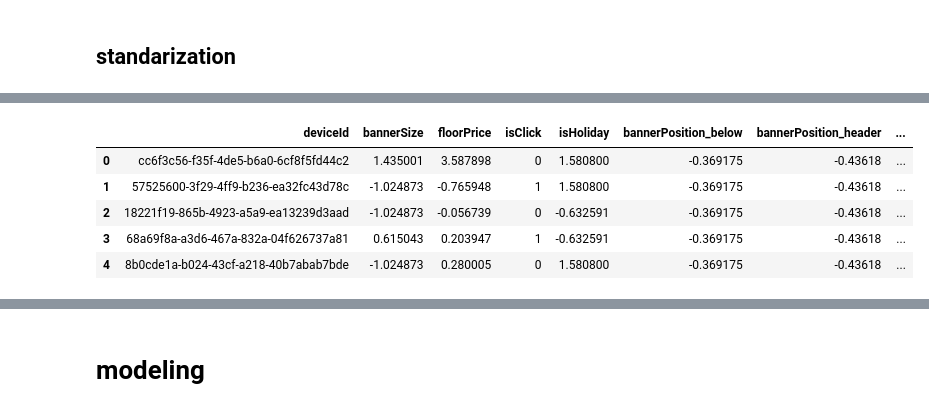
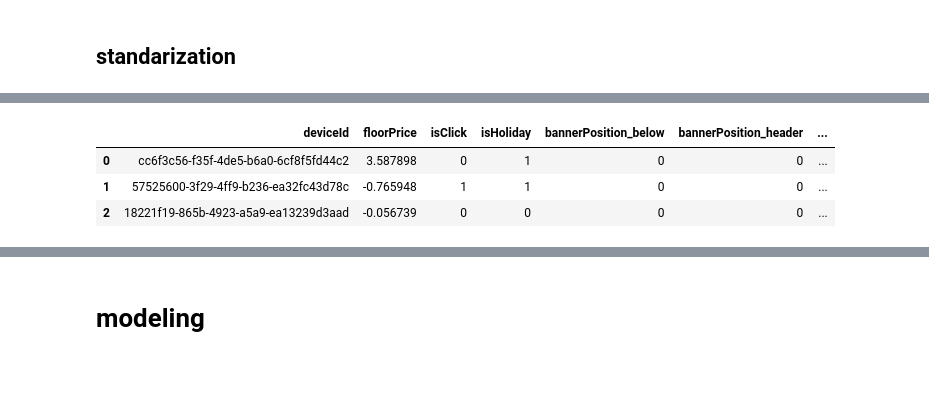
Before and after one commit to keisuke123/adtech-compe-team-e, a Jupyter notebook: ml/notebook/ctr-prediction-kishida-Copy1.ipynb, the cells around one changed output, grey strips where cells are left out. Saved outputs shown, nothing was run; the diff lists cells and outputs as text; code cells hidden in the pictures; blank space fills up the shorter version.

```diff
--- a/ml/notebook/ctr-prediction-kishida-Copy1.ipynb
+++ b/ml/notebook/ctr-prediction-kishida-Copy1.ipynb
@@ -679,0 +789,2 @@ ad_id_dummies.head()
+# %%
+bannerSize_dummies = bannerSize_dummies.drop(["bannerSize_1"],axis=1)
@@ -698,6 +825,6 @@ df_train.head()
 # %%
 df_train = df_train.drop(["bannerPosition","deviceType","id","osType",
-                         "timestamp","advId","hour"],axis=1)
+                         "timestamp","advId","hour","bannerSize"],axis=1)
 # %%
 df_train = pd.concat([df_train,banner_posi_dummies],axis=1)
 # %%
@@ -715,3 +845,5 @@ df_train = pd.merge(df_train,cross_6,on="mediaId",how="left")
+# %%
+df_train = pd.concat([df_train,bannerSize_dummies],axis=1)
 # %%
 df_train = df_train.drop(["mediaId"],axis=1)
 # %%
@@ -970,18 +1133,17 @@ bannerPosition_Sidebar      uint8
 from sklearn.preprocessing import StandardScaler
 std = StandardScaler()
 
-list_target = list(df_final.drop(["deviceId","isClick"],axis=1).columns)
+#list_target = list(df_final.drop(["deviceId","isClick"],axis=1).columns)
+list_target = ["floorPrice","mediaId_counts","Click_counts_mediaId","age","income"]
 for target in list_target:
     df_final[target] = std.fit_transform(df_final[target].values.reshape(-1,1))
 # %%
-df_final.head()
+df_final.head(3)
 # %% [output]
-|  | deviceId | bannerSize | floorPrice | isClick | isHoliday | bannerPosition_below | bannerPosition_header | ... |
-| 0 | cc6f3c56-f35f-4de5-b6a0-6cf8f5fd44c2 | 1.435001 | 3.587898 | 0 | 1.580800 | -0.369175 | -0.43618 | ... |
-| 1 | 57525600-3f29-4ff9-b236-ea32fc43d78c | -1.024873 | -0.765948 | 1 | 1.580800 | -0.369175 | -0.43618 | ... |
-| 2 | 18221f19-865b-4923-a5a9-ea13239d3aad | -1.024873 | -0.056739 | 0 | -0.632591 | -0.369175 | -0.43618 | ... |
-| 3 | 68a69f8a-a3d6-467a-832a-04f626737a81 | 0.615043 | 0.203947 | 1 | -0.632591 | -0.369175 | -0.43618 | ... |
-| 4 | 8b0cde1a-b024-43cf-a218-40b7abab7bde | -1.024873 | 0.280005 | 0 | 1.580800 | -0.369175 | -0.43618 | ... |
+|  | deviceId | floorPrice | isClick | isHoliday | bannerPosition_below | bannerPosition_header | ... |
+| 0 | cc6f3c56-f35f-4de5-b6a0-6cf8f5fd44c2 | 3.587898 | 0 | 1 | 0 | 0 | ... |
+| 1 | 57525600-3f29-4ff9-b236-ea32fc43d78c | -0.765948 | 1 | 1 | 0 | 0 | ... |
+| 2 | 18221f19-865b-4923-a5a9-ea13239d3aad | -0.056739 | 0 | 0 | 0 | 0 | ... |
 # %%
 X = df_final.drop(["deviceId","isClick"],axis=1).values
 y = df_final["isClick"].values
```
Also changed, not shown: parts of 112 cells of this notebook, 1 other file.
